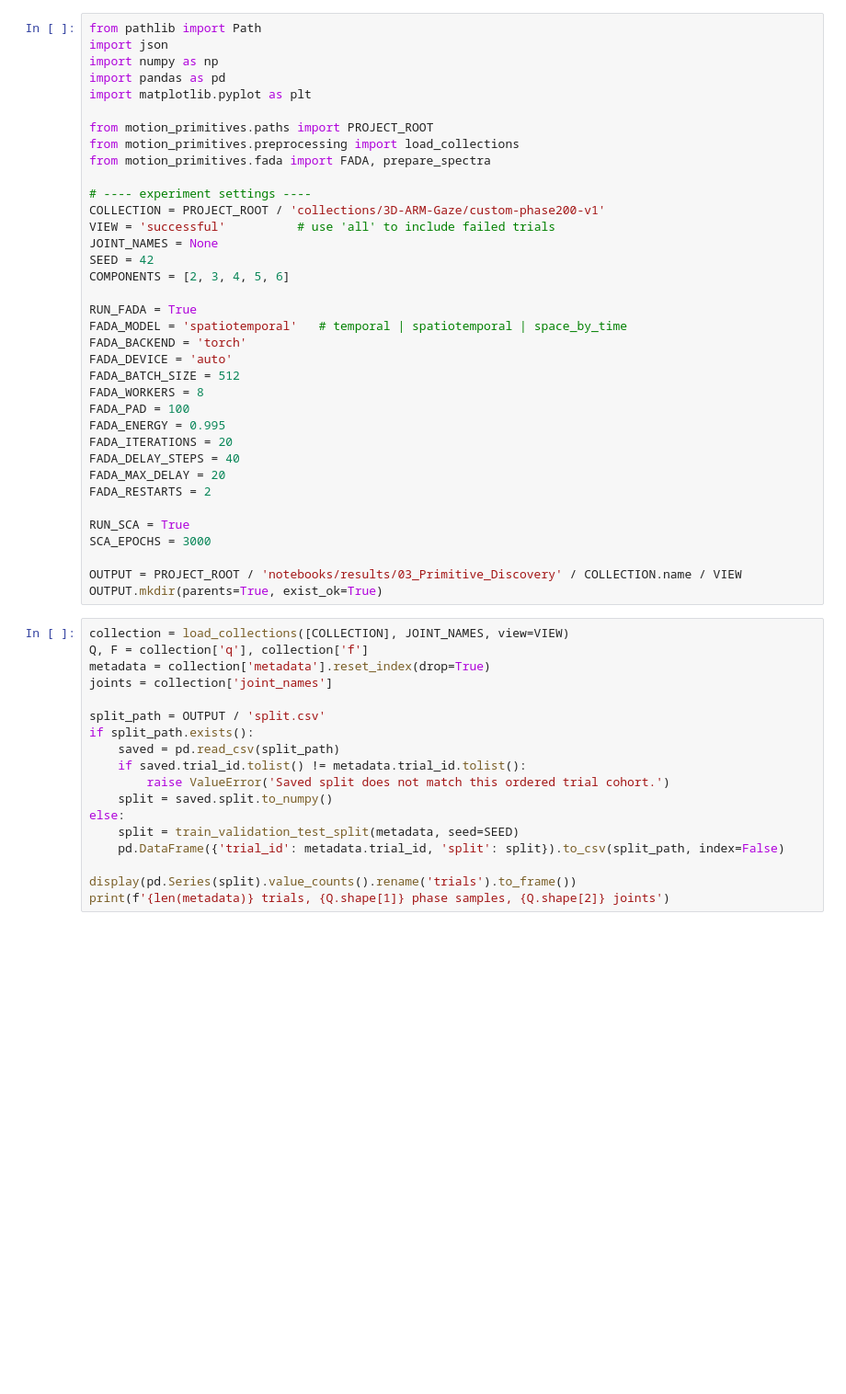
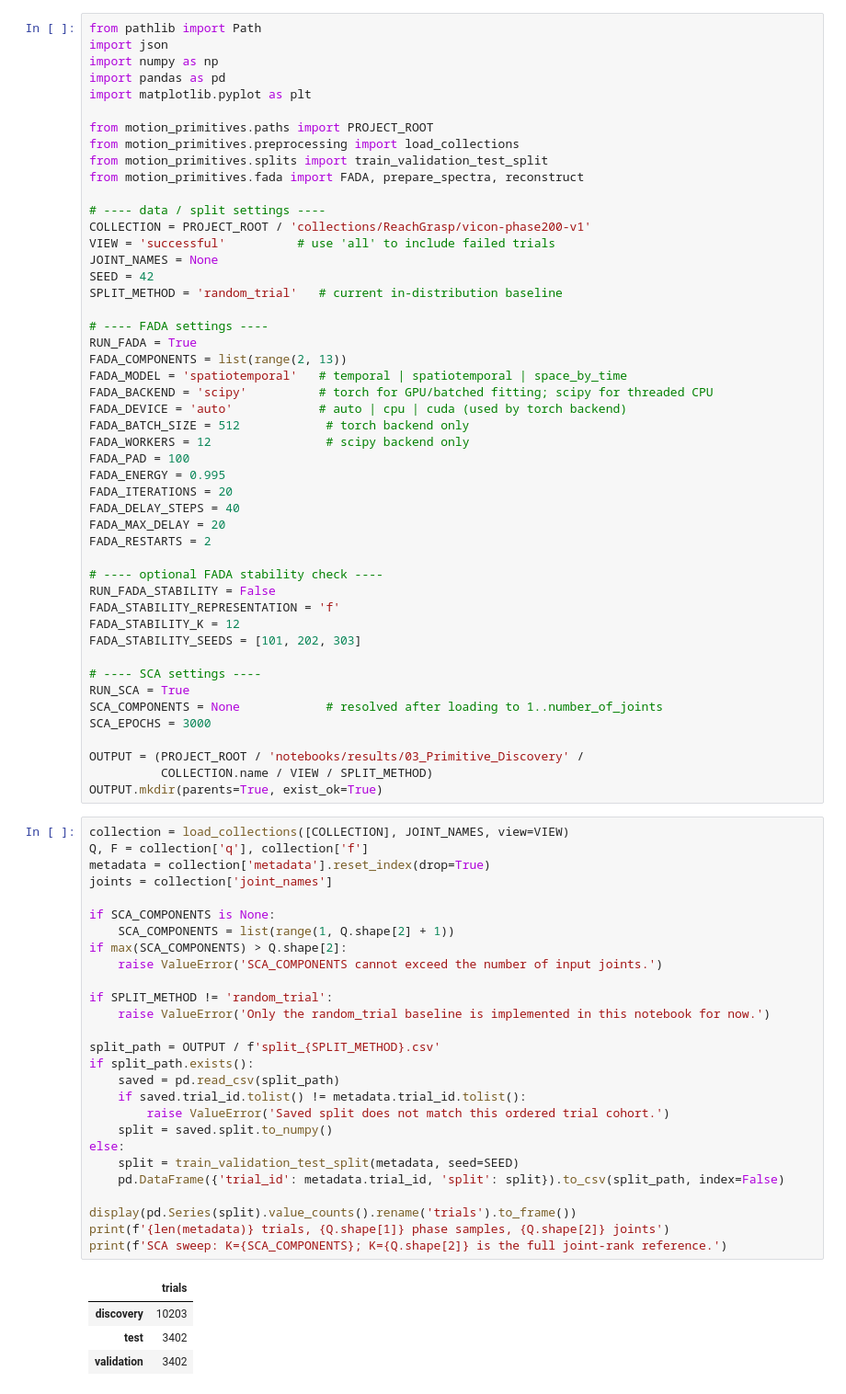
Before and after one commit to BernardMaacaron/ExtractedMotionPrimitives, a Jupyter notebook: notebooks/03_Primitive_Discovery.ipynb, the cells around one changed output. Shown at 92% size. Cells and saved outputs as stored; diff of their text form; blank space fills up the shorter version.

Commit message:
Add new analysis notebooks for FADA and SCA

```diff
--- a/notebooks/03_Primitive_Discovery.ipynb
+++ b/notebooks/03_Primitive_Discovery.ipynb
@@ -11,21 +13,24 @@ import matplotlib.pyplot as plt
 
 from motion_primitives.paths import PROJECT_ROOT
 from motion_primitives.preprocessing import load_collections
-from motion_primitives.fada import FADA, prepare_spectra
+from motion_primitives.splits import train_validation_test_split
+from motion_primitives.fada import FADA, prepare_spectra, reconstruct
 
-# ---- experiment settings ----
-COLLECTION = PROJECT_ROOT / 'collections/3D-ARM-Gaze/custom-phase200-v1'
+# ---- data / split settings ----
+COLLECTION = PROJECT_ROOT / 'collections/ReachGrasp/vicon-phase200-v1'
 VIEW = 'successful'          # use 'all' to include failed trials
 JOINT_NAMES = None
 SEED = 42
-COMPONENTS = [2, 3, 4, 5, 6]
+SPLIT_METHOD = 'random_trial'   # current in-distribution baseline
 
+# ---- FADA settings ----
 RUN_FADA = True
+FADA_COMPONENTS = list(range(2, 13))
 FADA_MODEL = 'spatiotemporal'   # temporal | spatiotemporal | space_by_time
-FADA_BACKEND = 'torch'
-FADA_DEVICE = 'auto'
-FADA_BATCH_SIZE = 512
-FADA_WORKERS = 8
+FADA_BACKEND = 'scipy'          # torch for GPU/batched fitting; scipy for threaded CPU
+FADA_DEVICE = 'auto'            # auto | cpu | cuda (used by torch backend)
+FADA_BATCH_SIZE = 512            # torch backend only
+FADA_WORKERS = 12                # scipy backend only
 FADA_PAD = 100
 FADA_ENERGY = 0.995
 FADA_ITERATIONS = 20
@@ -33,26 +38,49 @@ FADA_DELAY_STEPS = 40
 FADA_MAX_DELAY = 20
 FADA_RESTARTS = 2
 
+# ---- optional FADA stability check ----
+RUN_FADA_STABILITY = False
+FADA_STABILITY_REPRESENTATION = 'f'
+FADA_STABILITY_K = 12
+FADA_STABILITY_SEEDS = [101, 202, 303]
+
+# ---- SCA settings ----
 RUN_SCA = True
+SCA_COMPONENTS = None            # resolved after loading to 1..number_of_joints
 SCA_EPOCHS = 3000
 
-OUTPUT = PROJECT_ROOT / 'notebooks/results/03_Primitive_Discovery' / COLLECTION.name / VIEW
+OUTPUT = (PROJECT_ROOT / 'notebooks/results/03_Primitive_Discovery' /
+          COLLECTION.name / VIEW / SPLIT_METHOD)
 OUTPUT.mkdir(parents=True, exist_ok=True)
 # %%
 collection = load_collections([COLLECTION], JOINT_NAMES, view=VIEW)
 Q, F = collection['q'], collection['f']
 metadata = collection['metadata'].reset_index(drop=True)
 joints = collection['joint_names']
 
-split_path = OUTPUT / 'split.csv'
+if SCA_COMPONENTS is None:
+    SCA_COMPONENTS = list(range(1, Q.shape[2] + 1))
+if max(SCA_COMPONENTS) > Q.shape[2]:
+    raise ValueError('SCA_COMPONENTS cannot exceed the number of input joints.')
+
+if SPLIT_METHOD != 'random_trial':
+    raise ValueError('Only the random_trial baseline is implemented in this notebook for now.')
+
+split_path = OUTPUT / f'split_{SPLIT_METHOD}.csv'
 if split_path.exists():
     saved = pd.read_csv(split_path)
     if saved.trial_id.tolist() != metadata.trial_id.tolist():
         raise ValueError('Saved split does not match this ordered trial cohort.')
     split = saved.split.to_numpy()
 else:
     split = train_validation_test_split(metadata, seed=SEED)
     pd.DataFrame({'trial_id': metadata.trial_id, 'split': split}).to_csv(split_path, index=False)
 
 display(pd.Series(split).value_counts().rename('trials').to_frame())
 print(f'{len(metadata)} trials, {Q.shape[1]} phase samples, {Q.shape[2]} joints')
+print(f'SCA sweep: K={SCA_COMPONENTS}; K={Q.shape[2]} is the full joint-rank reference.')
+# %% [output]
+|  | trials |
+| discovery | 10203 |
+| test | 3402 |
+| validation | 3402 |
```
Also changed, not shown: parts of 16 cells of this notebook, 2 other files.
